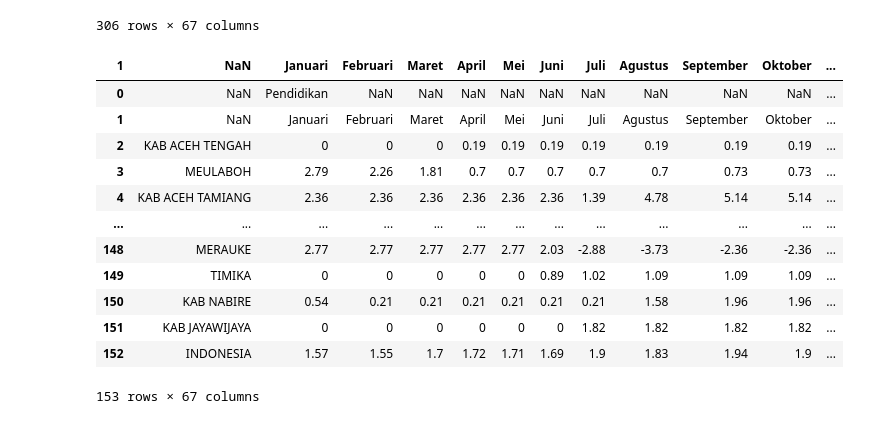
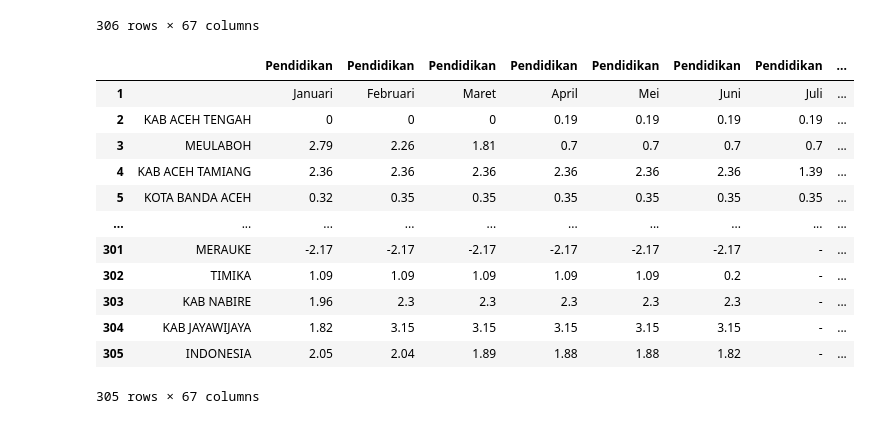
Before and after one commit to michaelvincentsebastian/Analysis-of-Annual-Education-Sector-Inflation-in-Indonesia, a Jupyter notebook: analysis/data-cleaning.ipynb, the cells around one changed output. Cells and saved outputs as stored; diff of their text form; code cells hidden in the pictures.

```diff
--- a/analysis/data-cleaning.ipynb
+++ b/analysis/data-cleaning.ipynb
@@ -139,23 +139,37 @@ df_combined
 | 305 | INDONESIA | 2.05 | 2.04 | 1.89 | 1.88 | 1.88 | 1.82 | ... |
 306 rows × 67 columns
 # %%
-df24.columns = df24.iloc[1]
-df25.columns = df25.iloc[1]
-df24 = df24[0:]
-df25 = df24[0:]
+df_combined.columns = df_combined.iloc[0]
+df_combined = df_combined[1:]
+# %%
+# Get the main category columns
+categories = ['Pendidikan', 'Pendidikan Dasar dan Anak Usia Dini', 'Pendidikan Menengah', 'Pendidikan Tinggi', 'Pendidikan Lainnya']
+
+# For each category
+for i, category in enumerate(categories):
+    # Get start and end column indices for this category
+    if i < len(categories) - 1:
+        start = df_combined.columns.get_loc(category)
+        end = df_combined.columns.get_loc(categories[i + 1])
+        # Fill empty column names with the category
+        df_combined.columns.values[start:end] = [category if col == '' else col for col in df_combined.columns[start:end]]
+    else:
+        # Handle the last category
+        start = df_combined.columns.get_loc(category)
+        df_combined.columns.values[start:] = [category if col == '' else col for col in df_combined.columns[start:]]
 # %%
-df25
+df_combined
 # %% [output]
-| 1 | NaN | Januari | Februari | Maret | April | Mei | Juni | Juli | Agustus | September | Oktober | ... |
-| 0 | NaN | Pendidikan | NaN | NaN | NaN | NaN | NaN | NaN | NaN | NaN | NaN | ... |
-| 1 | NaN | Januari | Februari | Maret | April | Mei | Juni | Juli | Agustus | September | Oktober | ... |
-| 2 | KAB ACEH TENGAH | 0 | 0 | 0 | 0.19 | 0.19 | 0.19 | 0.19 | 0.19 | 0.19 | 0.19 | ... |
-| 3 | MEULABOH | 2.79 | 2.26 | 1.81 | 0.7 | 0.7 | 0.7 | 0.7 | 0.7 | 0.73 | 0.73 | ... |
-| 4 | KAB ACEH TAMIANG | 2.36 | 2.36 | 2.36 | 2.36 | 2.36 | 2.36 | 1.39 | 4.78 | 5.14 | 5.14 | ... |
-| ... | ... | ... | ... | ... | ... | ... | ... | ... | ... | ... | ... | ... |
-| 148 | MERAUKE | 2.77 | 2.77 | 2.77 | 2.77 | 2.77 | 2.03 | -2.88 | -3.73 | -2.36 | -2.36 | ... |
-| 149 | TIMIKA | 0 | 0 | 0 | 0 | 0 | 0.89 | 1.02 | 1.09 | 1.09 | 1.09 | ... |
-| 150 | KAB NABIRE | 0.54 | 0.21 | 0.21 | 0.21 | 0.21 | 0.21 | 0.21 | 1.58 | 1.96 | 1.96 | ... |
-| 151 | KAB JAYAWIJAYA | 0 | 0 | 0 | 0 | 0 | 0 | 1.82 | 1.82 | 1.82 | 1.82 | ... |
-| 152 | INDONESIA | 1.57 | 1.55 | 1.7 | 1.72 | 1.71 | 1.69 | 1.9 | 1.83 | 1.94 | 1.9 | ... |
+|  |  | Pendidikan | Pendidikan | Pendidikan | Pendidikan | Pendidikan | Pendidikan | Pendidikan | ... |
+| 1 |  | Januari | Februari | Maret | April | Mei | Juni | Juli | ... |
+| 2 | KAB ACEH TENGAH | 0 | 0 | 0 | 0.19 | 0.19 | 0.19 | 0.19 | ... |
+| 3 | MEULABOH | 2.79 | 2.26 | 1.81 | 0.7 | 0.7 | 0.7 | 0.7 | ... |
+| 4 | KAB ACEH TAMIANG | 2.36 | 2.36 | 2.36 | 2.36 | 2.36 | 2.36 | 1.39 | ... |
+| 5 | KOTA BANDA ACEH | 0.32 | 0.35 | 0.35 | 0.35 | 0.35 | 0.35 | 0.35 | ... |
+| ... | ... | ... | ... | ... | ... | ... | ... | ... | ... |
+| 301 | MERAUKE | -2.17 | -2.17 | -2.17 | -2.17 | -2.17 | -2.17 | - | ... |
+| 302 | TIMIKA | 1.09 | 1.09 | 1.09 | 1.09 | 1.09 | 0.2 | - | ... |
+| 303 | KAB NABIRE | 1.96 | 2.3 | 2.3 | 2.3 | 2.3 | 2.3 | - | ... |
+| 304 | KAB JAYAWIJAYA | 1.82 | 3.15 | 3.15 | 3.15 | 3.15 | 3.15 | - | ... |
+| 305 | INDONESIA | 2.05 | 2.04 | 1.89 | 1.88 | 1.88 | 1.82 | - | ... |
-153 rows × 67 columns
+305 rows × 67 columns
```
Also changed, not shown: parts of 3 cells of this notebook, 3 other files.
